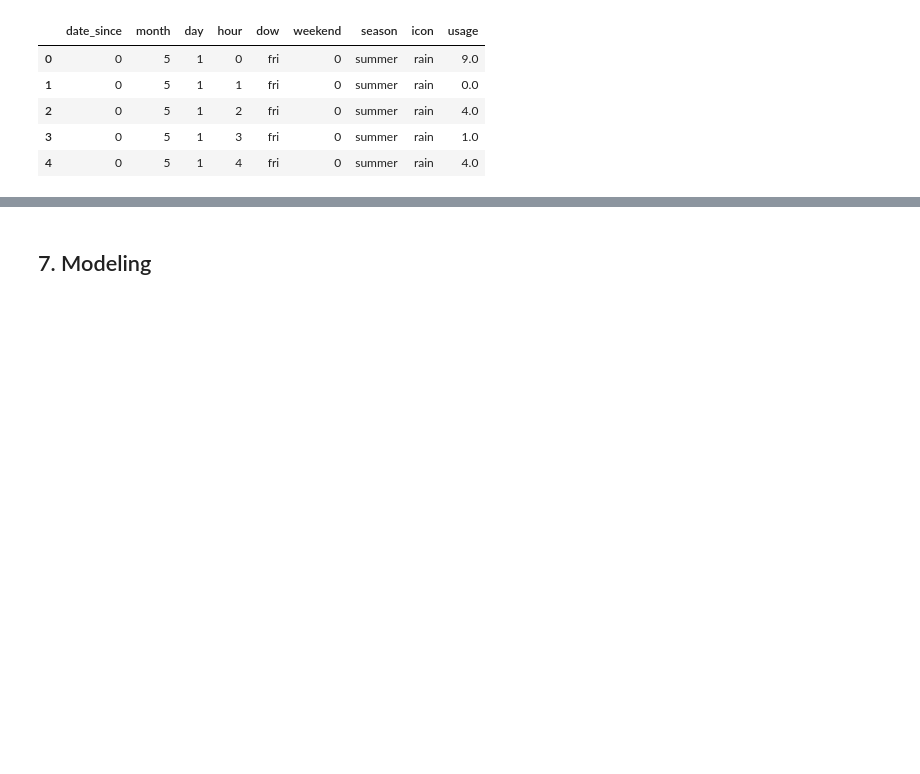
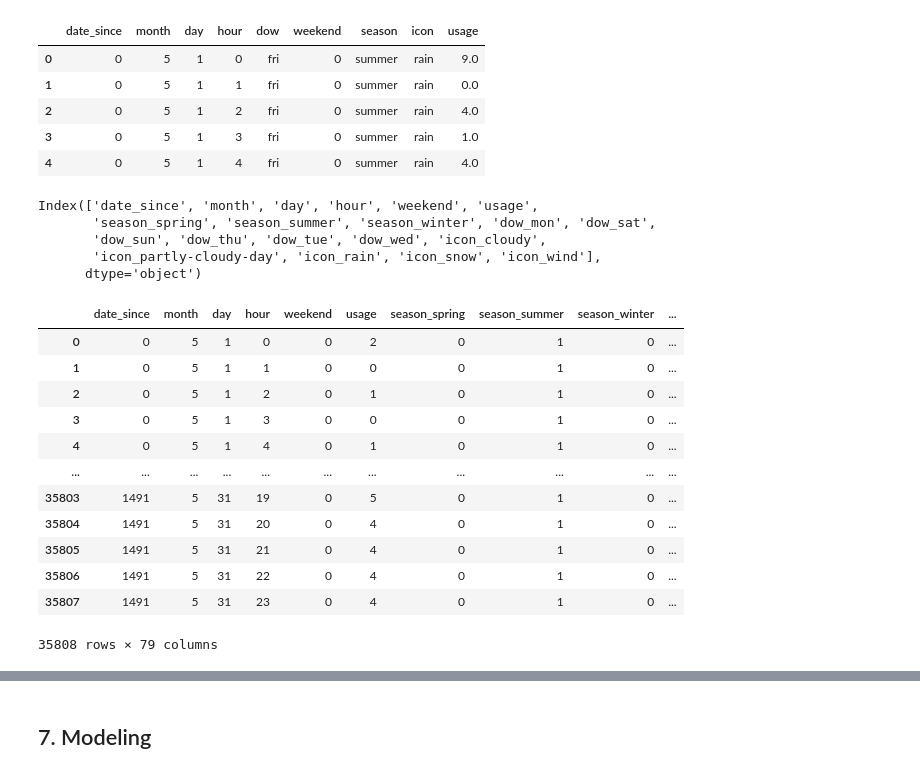
Before and after one commit to QuachGHuy/bike-sharing-demand-forecast, a Jupyter notebook: notebook/experiment.ipynb, the cells around one changed output, grey strips where cells are left out. Cells and saved outputs as stored; diff of their text form; code cells hidden in the pictures; blank space fills up the shorter version.

```diff
--- a/notebook/experiment.ipynb
+++ b/notebook/experiment.ipynb
@@ -355,6 +350,67 @@ df = pd.get_dummies(df, columns=valid_cat_cols, drop_first=True).astype(int)
+# %%
+df_poly = df.copy()
 # %%
 # Log transform for usage
 log_feature = ["usage"]
-df[log_feature] = pd.DataFrame(np.log1p(df[log_feature]))
+df_poly[log_feature] = pd.DataFrame(np.log1p(df_poly[log_feature]))
+# %%
+# One-hot encoding for categorical features
+categorical_cols = ["season", 'dow', 'icon']
+valid_cat_cols = [c for c in categorical_cols if c in df_poly.columns]
+df_poly = pd.get_dummies(df_poly, columns=valid_cat_cols, drop_first=True).astype(int)
+# %%
+from typing import List
+
+def add_poly_features(data: pd.DataFrame, features: List[str], degree: int = 2) -> pd.DataFrame:
+    for feature in features:
+        for i in range(2, degree + 1):
+            data[f"{feature}^{i}"] = data[feature]**i
+
+    return data
+
+def add_interaction_features(data: pd.DataFrame,
+                             primary_feature: str,
+                             interaction_features: List[str],
+                             degree: int = 2) -> pd.DataFrame:
+
+    add_poly_features(data, [primary_feature], degree)
+
+    for feature in interaction_features:
+        add_poly_features(data, [feature], degree)
+
+        data[f"{primary_feature}_x_{feature}"] = data[primary_feature] * data[feature]
+
+        for i in range(2, degree + 1):
+            data[f"{primary_feature}^{i}_x_{feature}"] = data[primary_feature]**i * data[feature]
+
+    return data
+# %%
+df_poly.columns
+# %% [output]
+Index(['date_since', 'month', 'day', 'hour', 'weekend', 'usage',
+       'season_spring', 'season_summer', 'season_winter', 'dow_mon', 'dow_sat',
+       'dow_sun', 'dow_thu', 'dow_tue', 'dow_wed', 'icon_cloudy',
+       'icon_partly-cloudy-day', 'icon_rain', 'icon_snow', 'icon_wind'],
+      dtype='object')
+# %%
+primary_feature = "hour"
+interaction_features = ["icon_cloudy","icon_partly-cloudy-day", "icon_rain", "icon_snow", "icon_wind"]
+add_interaction_features(data=df_poly, primary_feature=primary_feature, interaction_features=interaction_features,degree=5)
+add_interaction_features(data=df_poly,primary_feature=primary_feature,interaction_features=["weekend"], degree=4)
+add_interaction_features(data=df_poly,primary_feature=primary_feature,interaction_features=["day"], degree=2)
+# %% [output]
+|  | date_since | month | day | hour | weekend | usage | season_spring | season_summer | season_winter | ... |
+| 0 | 0 | 5 | 1 | 0 | 0 | 2 | 0 | 1 | 0 | ... |
+| 1 | 0 | 5 | 1 | 1 | 0 | 0 | 0 | 1 | 0 | ... |
+| 2 | 0 | 5 | 1 | 2 | 0 | 1 | 0 | 1 | 0 | ... |
+| 3 | 0 | 5 | 1 | 3 | 0 | 0 | 0 | 1 | 0 | ... |
+| 4 | 0 | 5 | 1 | 4 | 0 | 1 | 0 | 1 | 0 | ... |
+| ... | ... | ... | ... | ... | ... | ... | ... | ... | ... | ... |
+| 35803 | 1491 | 5 | 31 | 19 | 0 | 5 | 0 | 1 | 0 | ... |
+| 35804 | 1491 | 5 | 31 | 20 | 0 | 4 | 0 | 1 | 0 | ... |
+| 35805 | 1491 | 5 | 31 | 21 | 0 | 4 | 0 | 1 | 0 | ... |
+| 35806 | 1491 | 5 | 31 | 22 | 0 | 4 | 0 | 1 | 0 | ... |
+| 35807 | 1491 | 5 | 31 | 23 | 0 | 4 | 0 | 1 | 0 | ... |
+35808 rows × 79 columns
 # %%
 # Get X (features), y (label)
```
Also changed, not shown: parts of 12 cells of this notebook.
